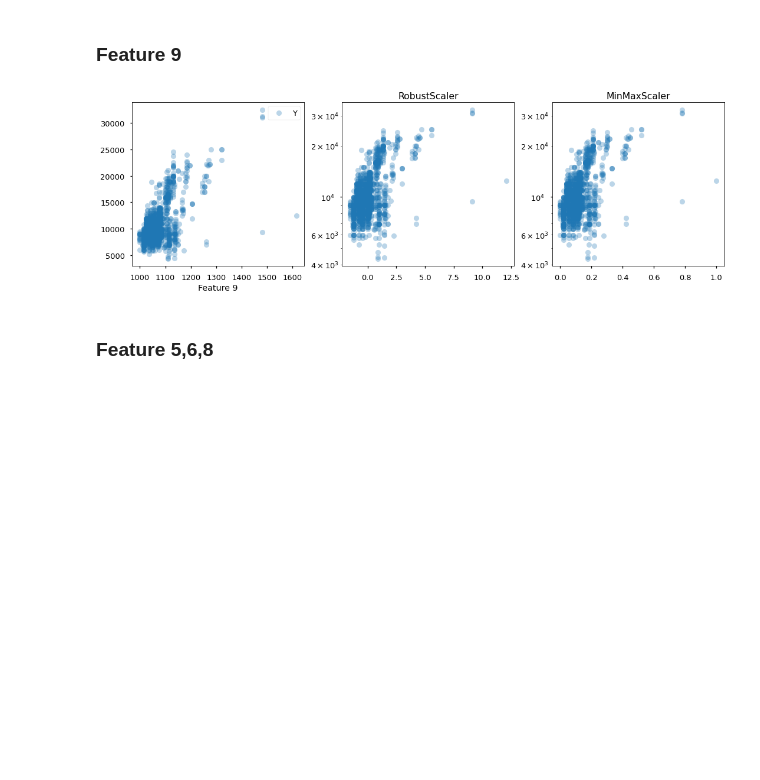
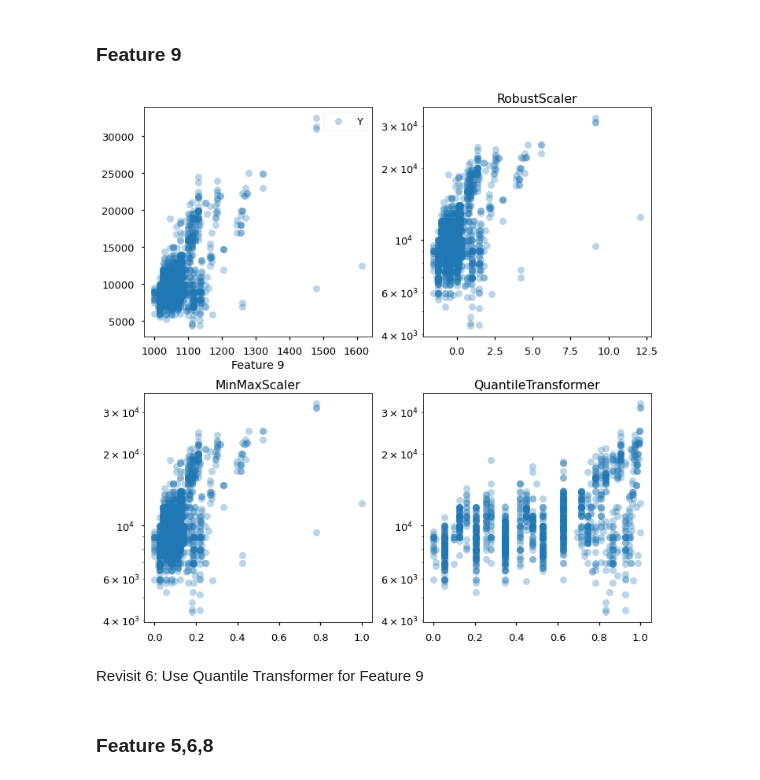
Before and after one commit to pushkarjain/sklearn-turbostart, a Jupyter notebook: notebooks/EDA.ipynb, the cells around one changed output. Cells and saved outputs as stored; diff of their text form; code cells hidden in the pictures; blank space fills up the shorter version.

```diff
--- a/notebooks/EDA.ipynb
+++ b/notebooks/EDA.ipynb
@@ -196,28 +264,39 @@ We will try out both and observe how model results change
 # %% [markdown]
 ### Feature 9
 # %%
-fig, ax = plt.subplots(1, 3, figsize=(15, 5))
+fig, ax = plt.subplots(2, 2, figsize=(10, 10))
 ax = ax.flatten()
 df.plot("Feature 9", "Y", style="o", ax=ax[0], alpha=0.3)
 ax[1].plot(
     RobustScaler().fit_transform(df["Feature 9"].values.reshape(-1, 1)),
     df["Y"],
     "o",
     alpha=0.3,
 )
 ax[1].set_yscale("log")
 ax[1].set_title("RobustScaler")
 ax[2].plot(
     MinMaxScaler().fit_transform(df["Feature 9"].values.reshape(-1, 1)),
     df["Y"],
     "o",
     alpha=0.3,
 )
 ax[2].set_title("MinMaxScaler")
 ax[2].set_yscale("log")
+
+ax[3].plot(
+    QuantileTransformer().fit_transform(df["Feature 9"].values.reshape(-1, 1)),
+    df["Y"],
+    "o",
+    alpha=0.3,
+)
+ax[3].set_title("QuantileTransformer")
+ax[3].set_yscale("log")
 plt.tight_layout()
 # %% [output]
-[figure, old version]
+[figure, new version]
+# %% [markdown]
+Revisit 6: Use Quantile Transformer for Feature 9
 # %% [markdown]
 ### Feature 5,6,8
 # %%
```
Also changed, not shown: parts of 88 cells of this notebook, 2 other files.
